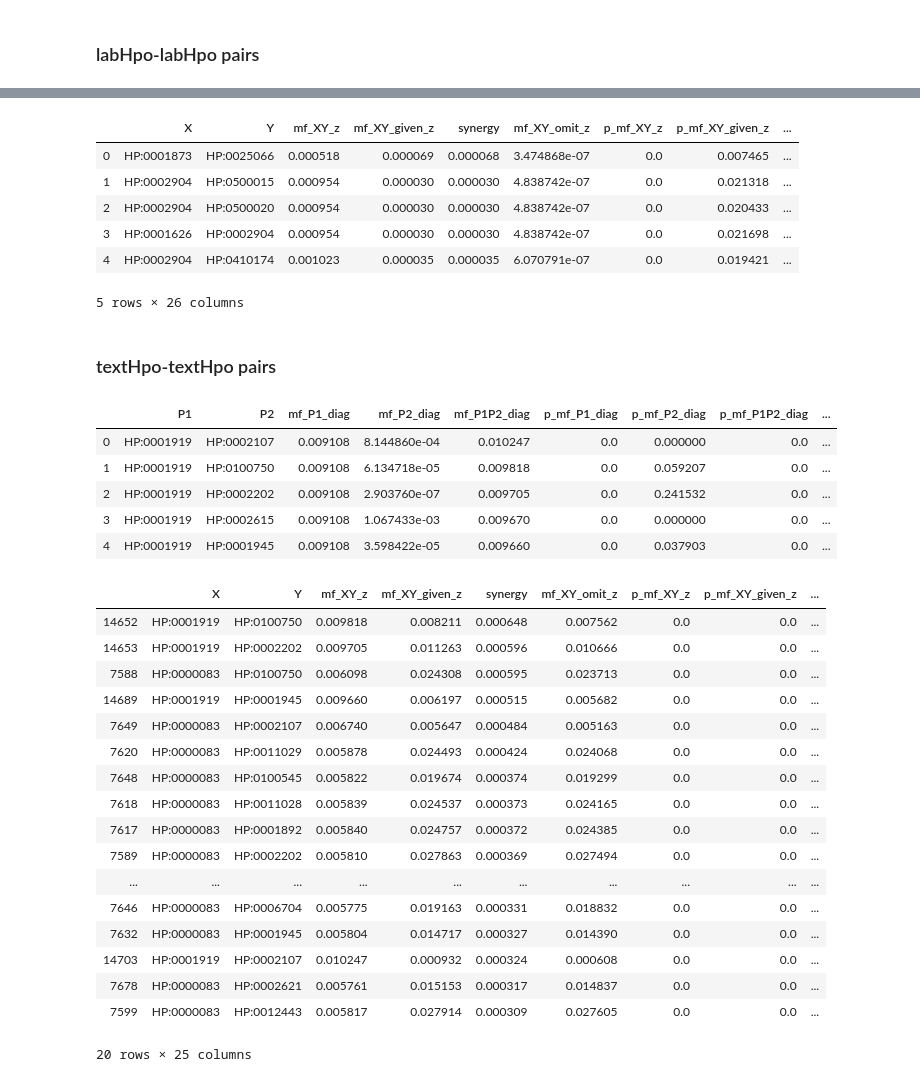
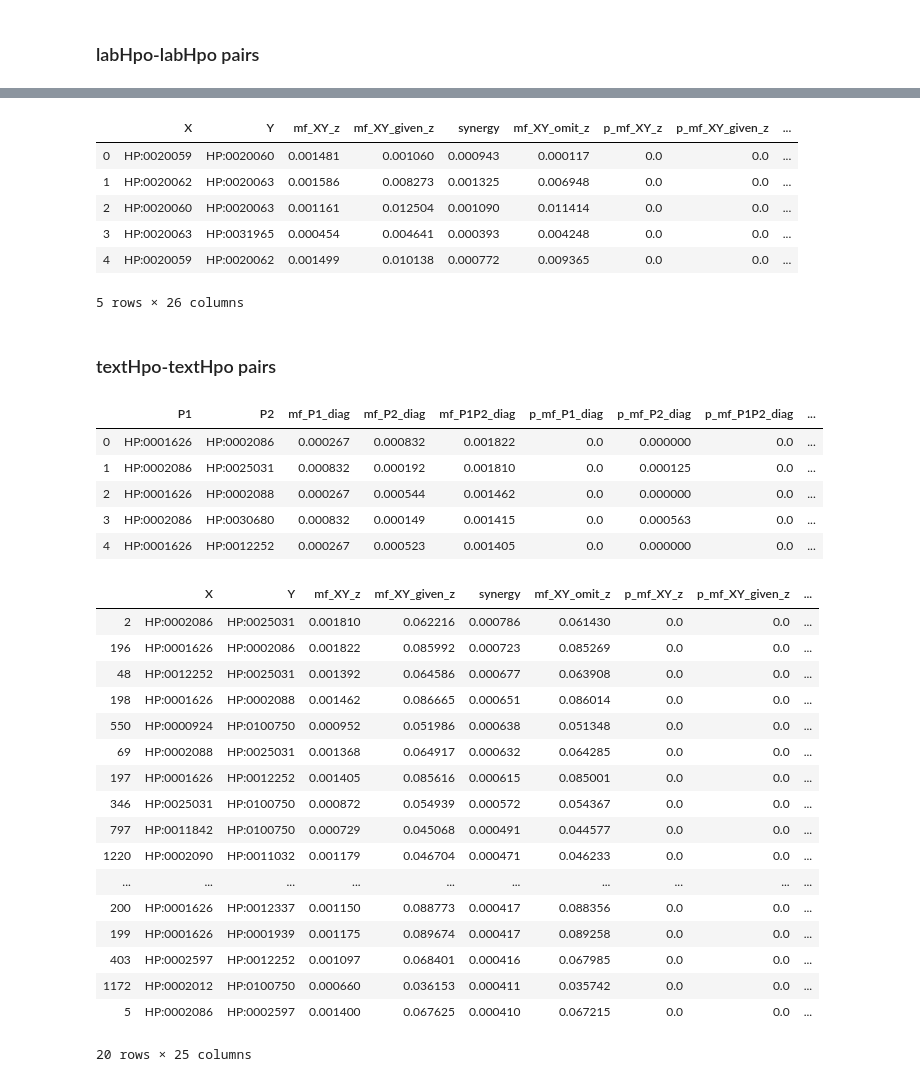
Before and after one commit to TheJacksonLaboratory/MIMIC_HPO, a Jupyter notebook: src/main/notebooks/interpretation.ipynb, the cells around one changed output, grey strips where cells are left out. Saved outputs shown, nothing was run; the diff lists cells and outputs as text; code cells hidden in the pictures.

```diff
--- a/src/main/notebooks/interpretation.ipynb
+++ b/src/main/notebooks/interpretation.ipynb
@@ -221,11 +226,18 @@ def load_p_values(path):
 
 convert_to_percent = np.vectorize(lambda x: ' {:.2f}%'.format(x * 100))
 # %%
-with open('../../../data/mf_regarding_diseases/primary_only/summaries_diagnosis_textHpo_labHpo.obj', 'rb') as f:
+primary_only = True
+if primary_only:
+    diag_dir = "primary_only"
+else:
+    diag_dir = "primary_and_secondary"
+
+
+with open('../../../data/mf_regarding_diseases/{}/summaries_diagnosis_textHpo_labHpo.obj'.format(diag_dir), 'rb') as f:
     summaries_diagnosis_textHpo_labHpo = pickle.load(f)
-with open('../../../data/mf_regarding_diseases/primary_only/summaries_diagnosis_textHpo_textHpo.obj', 'rb') as f:
+with open('../../../data/mf_regarding_diseases/{}/summaries_diagnosis_textHpo_textHpo.obj'.format(diag_dir), 'rb') as f:
     summaries_diagnosis_textHpo_textHpo = pickle.load(f)
-with open('../../../data/mf_regarding_diseases/primary_only/summaries_diagnosis_labHpo_labHpo.obj', 'rb') as f:
+with open('../../../data/mf_regarding_diseases/{}/summaries_diagnosis_labHpo_labHpo.obj'.format(diag_dir), 'rb') as f:
     summaries_diagnosis_labHpo_labHpo = pickle.load(f)
 # %%
 summaries_diagnosis_textHpo_labHpo.keys()
@@ -452,15 +466,15 @@ df_mf_vs_conditional_mf \
                     'p_mf_Xz': 'p_mf_P1_diag', 'p_mf_Yz': 'p_mf_P2_diag', 'p_mf_XY_z': 'p_mf_P1P2_diag', 'p_mf_XY_given_z': 'p_mf_P1P2_given_diag',
                     'mf_XY_omit_z': 'mf_P1P2_omit_diag', 'p_mf_XY_omit_z': 'p_mf_P1P2_omit_diag'}) \
     .loc[:, ['P1', 'P2', 'mf_P1P2_omit_diag', 'mf_P1P2_given_diag', 'p_mf_P1P2_omit_diag', 'p_mf_P1P2_given_diag', 'mf_ratio', 'P1_label', 'P2_label', '+++', '++-', '+-+', '+--', '-++', '-+-', '--+', '---', 'sum', 'synergy', 'p_synergy']] \
-    .to_csv('../../../data/mf_regarding_diseases/primary_only/df_mf_ratio_labHpo_labHpo_{}.csv'.format(disease))
+    .to_csv('../../../data/mf_regarding_diseases/{}/df_mf_ratio_labHpo_labHpo_{}.csv'.format(diag_dir, disease))
 df_mf_vs_conditional_mf.head()
 # %% [output]
 |  | X | Y | mf_XY_z | mf_XY_given_z | synergy | mf_XY_omit_z | p_mf_XY_z | p_mf_XY_given_z | ... |
-| 0 | HP:0001873 | HP:0025066 | 0.000518 | 0.000069 | 0.000068 | 3.474868e-07 | 0.0 | 0.007465 | ... |
-| 1 | HP:0002904 | HP:0500015 | 0.000954 | 0.000030 | 0.000030 | 4.838742e-07 | 0.0 | 0.021318 | ... |
-| 2 | HP:0002904 | HP:0500020 | 0.000954 | 0.000030 | 0.000030 | 4.838742e-07 | 0.0 | 0.020433 | ... |
-| 3 | HP:0001626 | HP:0002904 | 0.000954 | 0.000030 | 0.000030 | 4.838742e-07 | 0.0 | 0.021698 | ... |
-| 4 | HP:0002904 | HP:0410174 | 0.001023 | 0.000035 | 0.000035 | 6.070791e-07 | 0.0 | 0.019421 | ... |
+| 0 | HP:0020059 | HP:0020060 | 0.001481 | 0.001060 | 0.000943 | 0.000117 | 0.0 | 0.0 | ... |
+| 1 | HP:0020062 | HP:0020063 | 0.001586 | 0.008273 | 0.001325 | 0.006948 | 0.0 | 0.0 | ... |
+| 2 | HP:0020060 | HP:0020063 | 0.001161 | 0.012504 | 0.001090 | 0.011414 | 0.0 | 0.0 | ... |
+| 3 | HP:0020063 | HP:0031965 | 0.000454 | 0.004641 | 0.000393 | 0.004248 | 0.0 | 0.0 | ... |
+| 4 | HP:0020059 | HP:0020062 | 0.001499 | 0.010138 | 0.000772 | 0.009365 | 0.0 | 0.0 | ... |
 5 rows × 26 columns
 # %%
 percentile = 0.01
@@ -488,9 +502,9 @@ nodes.to_csv('../../../data/mf_regarding_diseases/primary_only/cytoscape/nodes_l
 # %% [markdown]
 ### textHpo-textHpo pairs
 # %%
-disease = '584'
+disease = '493'
 mf_diagnosis_phenotypes = mf.MutualInfoXYz(summaries_diagnosis_textHpo_textHpo[disease])
-p_values = load_p_values('../../../data/mf_regarding_diseases/primary_only/{}/p_value_textHpo_textHpo_{}_primary_only.obj'.format(disease, disease))
+p_values = load_p_values('../../../data/mf_regarding_diseases/{}/{}/p_value_textHpo_textHpo_{}_{}.obj'.format(diag_dir, disease, disease, diag_dir))
 
 df_mf_Xz, df_mf_Yz, df_mf_XY_z = mf_dataframes(mf_diagnosis_phenotypes, p_values['mf_Xz'], p_values['mf_Yz'], \
                                                p_values['mf_XY_z'], p_values['mf_XY_given_z'], p_values['synergy'], \
@@ -515,43 +529,43 @@ df_mf_joint_vs_individual = df_mf_XY_z_filtered \
                     'p_mf_Xz': 'p_mf_P1_diag', 'p_mf_Yz': 'p_mf_P2_diag', 'p_mf_XY_z': 'p_mf_P1P2_diag'}) \
     .loc[:, ['P1', 'P2', 'mf_P1_diag', 'mf_P2_diag', 'mf_P1P2_diag','p_mf_P1_diag', 'p_mf_P2_diag', 'p_mf_P1P2_diag', 'P1_label', 'P2_label']]
 
-df_mf_joint_vs_individual.to_csv('../../../data/mf_regarding_diseases/primary_only/df_mf_joint_vs_individual_textHpo_textHpo_{}.csv'.format(disease))
+df_mf_joint_vs_individual.to_csv('../../../data/mf_regarding_diseases/{}/df_mf_joint_vs_individual_textHpo_textHpo_{}.csv'.format(diag_dir, disease))
 df_mf_joint_vs_individual.head()
 # %% [output]
 |  | P1 | P2 | mf_P1_diag | mf_P2_diag | mf_P1P2_diag | p_mf_P1_diag | p_mf_P2_diag | p_mf_P1P2_diag | ... |
-| 0 | HP:0001919 | HP:0002107 | 0.009108 | 8.144860e-04 | 0.010247 | 0.0 | 0.000000 | 0.0 | ... |
-| 1 | HP:0001919 | HP:0100750 | 0.009108 | 6.134718e-05 | 0.009818 | 0.0 | 0.059207 | 0.0 | ... |
-| 2 | HP:0001919 | HP:0002202 | 0.009108 | 2.903760e-07 | 0.009705 | 0.0 | 0.241532 | 0.0 | ... |
-| 3 | HP:0001919 | HP:0002615 | 0.009108 | 1.067433e-03 | 0.009670 | 0.0 | 0.000000 | 0.0 | ... |
-| 4 | HP:0001919 | HP:0001945 | 0.009108 | 3.598422e-05 | 0.009660 | 0.0 | 0.037903 | 0.0 | ... |
+| 0 | HP:0001626 | HP:0002086 | 0.000267 | 0.000832 | 0.001822 | 0.0 | 0.000000 | 0.0 | ... |
+| 1 | HP:0002086 | HP:0025031 | 0.000832 | 0.000192 | 0.001810 | 0.0 | 0.000125 | 0.0 | ... |
+| 2 | HP:0001626 | HP:0002088 | 0.000267 | 0.000544 | 0.001462 | 0.0 | 0.000000 | 0.0 | ... |
+| 3 | HP:0002086 | HP:0030680 | 0.000832 | 0.000149 | 0.001415 | 0.0 | 0.000563 | 0.0 | ... |
+| 4 | HP:0001626 | HP:0012252 | 0.000267 | 0.000523 | 0.001405 | 0.0 | 0.000000 | 0.0 | ... |
 # %%
 df_mf_XY_z_filtered \
     .sort_values(by='synergy', ascending=False) \
     .reset_index(drop=True) \
     .rename(columns={'X': 'P1', 'Y': 'P2',
                      'mf_Xz': 'mf_P1_diag', 'mf_Yz': 'mf_P2_diag', 'mf_XY_z': 'mf_P1P2_diag',
                     'p_mf_Xz': 'p_mf_P1_diag', 'p_mf_Yz': 'p_mf_P2_diag', 'p_mf_XY_z': 'p_mf_P1P2_diag'}) \
     .loc[:, ['P1', 'P2', 'mf_P1_diag', 'mf_P2_diag', 'synergy', 'p_mf_P1_diag', 'p_mf_P2_diag', 'p_synergy', 'P1_label', 'P2_label', '+++', '++-', '+-+', '+--', '-++', '-+-', '--+', '---', 'sum']] \
-    .to_csv('../../../data/mf_regarding_diseases/primary_only/df_synergy_textHpo_textHpo_{}.csv'.format(disease))
+    .to_csv('../../../data/mf_regarding_diseases/{}/df_synergy_textHpo_textHpo_{}.csv'.format(diag_dir, disease))
 df_mf_XY_z_filtered.sort_values(by='synergy', ascending=False).head(n=20)
 # %% [output]
 |  | X | Y | mf_XY_z | mf_XY_given_z | synergy | mf_XY_omit_z | p_mf_XY_z | p_mf_XY_given_z | ... |
-| 14652 | HP:0001919 | HP:0100750 | 0.009818 | 0.008211 | 0.000648 | 0.007562 | 0.0 | 0.0 | ... |
-| 14653 | HP:0001919 | HP:0002202 | 0.009705 | 0.011263 | 0.000596 | 0.010666 | 0.0 | 0.0 | ... |
-| 7588 | HP:0000083 | HP:0100750 | 0.006098 | 0.024308 | 0.000595 | 0.023713 | 0.0 | 0.0 | ... |
-| 14689 | HP:0001919 | HP:0001945 | 0.009660 | 0.006197 | 0.000515 | 0.005682 | 0.0 | 0.0 | ... |
-| 7649 | HP:0000083 | HP:0002107 | 0.006740 | 0.005647 | 0.000484 | 0.005163 | 0.0 | 0.0 | ... |
-| 7620 | HP:0000083 | HP:0011029 | 0.005878 | 0.024493 | 0.000424 | 0.024068 | 0.0 | 0.0 | ... |
-| 7648 | HP:0000083 | HP:0100545 | 0.005822 | 0.019674 | 0.000374 | 0.019299 | 0.0 | 0.0 | ... |
-| 7618 | HP:0000083 | HP:0011028 | 0.005839 | 0.024537 | 0.000373 | 0.024165 | 0.0 | 0.0 | ... |
-| 7617 | HP:0000083 | HP:0001892 | 0.005840 | 0.024757 | 0.000372 | 0.024385 | 0.0 | 0.0 | ... |
-| 7589 | HP:0000083 | HP:0002202 | 0.005810 | 0.027863 | 0.000369 | 0.027494 | 0.0 | 0.0 | ... |
+| 2 | HP:0002086 | HP:0025031 | 0.001810 | 0.062216 | 0.000786 | 0.061430 | 0.0 | 0.0 | ... |
+| 196 | HP:0001626 | HP:0002086 | 0.001822 | 0.085992 | 0.000723 | 0.085269 | 0.0 | 0.0 | ... |
+| 48 | HP:0012252 | HP:0025031 | 0.001392 | 0.064586 | 0.000677 | 0.063908 | 0.0 | 0.0 | ... |
+| 198 | HP:0001626 | HP:0002088 | 0.001462 | 0.086665 | 0.000651 | 0.086014 | 0.0 | 0.0 | ... |
+| 550 | HP:0000924 | HP:0100750 | 0.000952 | 0.051986 | 0.000638 | 0.051348 | 0.0 | 0.0 | ... |
+| 69 | HP:0002088 | HP:0025031 | 0.001368 | 0.064917 | 0.000632 | 0.064285 | 0.0 | 0.0 | ... |
+| 197 | HP:0001626 | HP:0012252 | 0.001405 | 0.085616 | 0.000615 | 0.085001 | 0.0 | 0.0 | ... |
+| 346 | HP:0025031 | HP:0100750 | 0.000872 | 0.054939 | 0.000572 | 0.054367 | 0.0 | 0.0 | ... |
+| 797 | HP:0011842 | HP:0100750 | 0.000729 | 0.045068 | 0.000491 | 0.044577 | 0.0 | 0.0 | ... |
+| 1220 | HP:0002090 | HP:0011032 | 0.001179 | 0.046704 | 0.000471 | 0.046233 | 0.0 | 0.0 | ... |
 | ... | ... | ... | ... | ... | ... | ... | ... | ... | ... |
-| 7646 | HP:0000083 | HP:0006704 | 0.005775 | 0.019163 | 0.000331 | 0.018832 | 0.0 | 0.0 | ... |
-| 7632 | HP:0000083 | HP:0001945 | 0.005804 | 0.014717 | 0.000327 | 0.014390 | 0.0 | 0.0 | ... |
-| 14703 | HP:0001919 | HP:0002107 | 0.010247 | 0.000932 | 0.000324 | 0.000608 | 0.0 | 0.0 | ... |
-| 7678 | HP:0000083 | HP:0002621 | 0.005761 | 0.015153 | 0.000317 | 0.014837 | 0.0 | 0.0 | ... |
-| 7599 | HP:0000083 | HP:0012443 | 0.005817 | 0.027914 | 0.000309 | 0.027605 | 0.0 | 0.0 | ... |
+| 200 | HP:0001626 | HP:0012337 | 0.001150 | 0.088773 | 0.000417 | 0.088356 | 0.0 | 0.0 | ... |
+| 199 | HP:0001626 | HP:0001939 | 0.001175 | 0.089674 | 0.000417 | 0.089258 | 0.0 | 0.0 | ... |
+| 403 | HP:0002597 | HP:0012252 | 0.001097 | 0.068401 | 0.000416 | 0.067985 | 0.0 | 0.0 | ... |
+| 1172 | HP:0002012 | HP:0100750 | 0.000660 | 0.036153 | 0.000411 | 0.035742 | 0.0 | 0.0 | ... |
+| 5 | HP:0002086 | HP:0002597 | 0.001400 | 0.067625 | 0.000410 | 0.067215 | 0.0 | 0.0 | ... |
 20 rows × 25 columns
 # %%
 df_mf_vs_conditional_mf.head()
```
Also changed, not shown: parts of 44 cells of this notebook, 1 other file.
